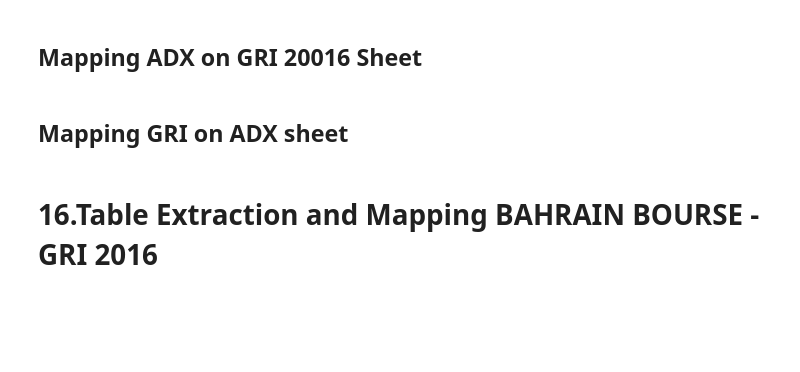
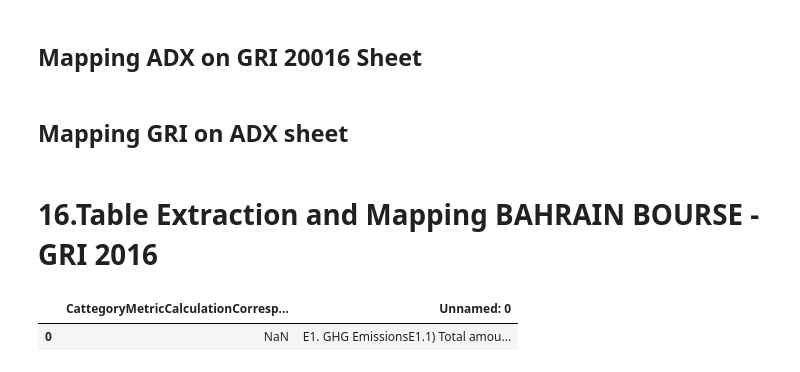
Before and after one commit to jorgesisco/ESG-Frameworks-Mapping, a Jupyter notebook: Script_Notebook.ipynb, the cells around one changed output. Saved outputs shown, nothing was run; the diff lists cells and outputs as text; code cells hidden in the pictures; blank space fills up the shorter version.

Commit message:
trying to debug bahrain table

```diff
--- a/Script_Notebook.ipynb
+++ b/Script_Notebook.ipynb
@@ -650,17 +631,17 @@ mapp.mapESGs()
 # %% [markdown]
 # 16.Table Extraction and Mapping BAHRAIN BOURSE - GRI 2016
 # %%
-pdf_path = 'ESG-Frameworks/Mapping-Standards/Bahrain Bourse - GRI16/Bahrain Bourse ESG Guide.pdf'
+pdf_path = 'ESG-Frameworks/Mapping-Standards/Bahrain Bourse - GRI16/Bahrain_Bourse_ESG_Guide.pdf'
 
 # ADX_GRI = ExtractPDFTables(pdf_path,
-#                            page_range = [1, 9],
-#                            flavor = 'stream')
-# df = ADX_GRI.getTablesGRI_BAHRAIN()
+#                            page_range = [24, 30],
+#                            flavor = 'stream',
+#                            strip_text='\n')
+# df = ADX_GRI.getTablesCamelot()
 
 
 
 
-ADX_GRI = ExtractPDFTables(pdf_path,
-                           page_range = list(range(1, 8)))
+ADX_GRI = ExtractPDFTables(pdf_path, page_range=[24, 30])
 
-df = ADX_GRI.getTablesPDFplumber()
+df = ADX_GRI.getTablesTabula()
@@ -667,3 +650,5 @@ df = ADX_GRI.getTablesPDFplumber()
 # %%
-df.replace('', np.nan, inplace=True)
-df = df.dropna()
+df
+# %% [output]
+|  | CattegoryMetricCalculationCorresp... | Unnamed: 0 |
+| 0 | NaN | E1. GHG EmissionsE1.1) Total amou... |
```
Also changed, not shown: parts of 6 cells of this notebook, 1 other file.
